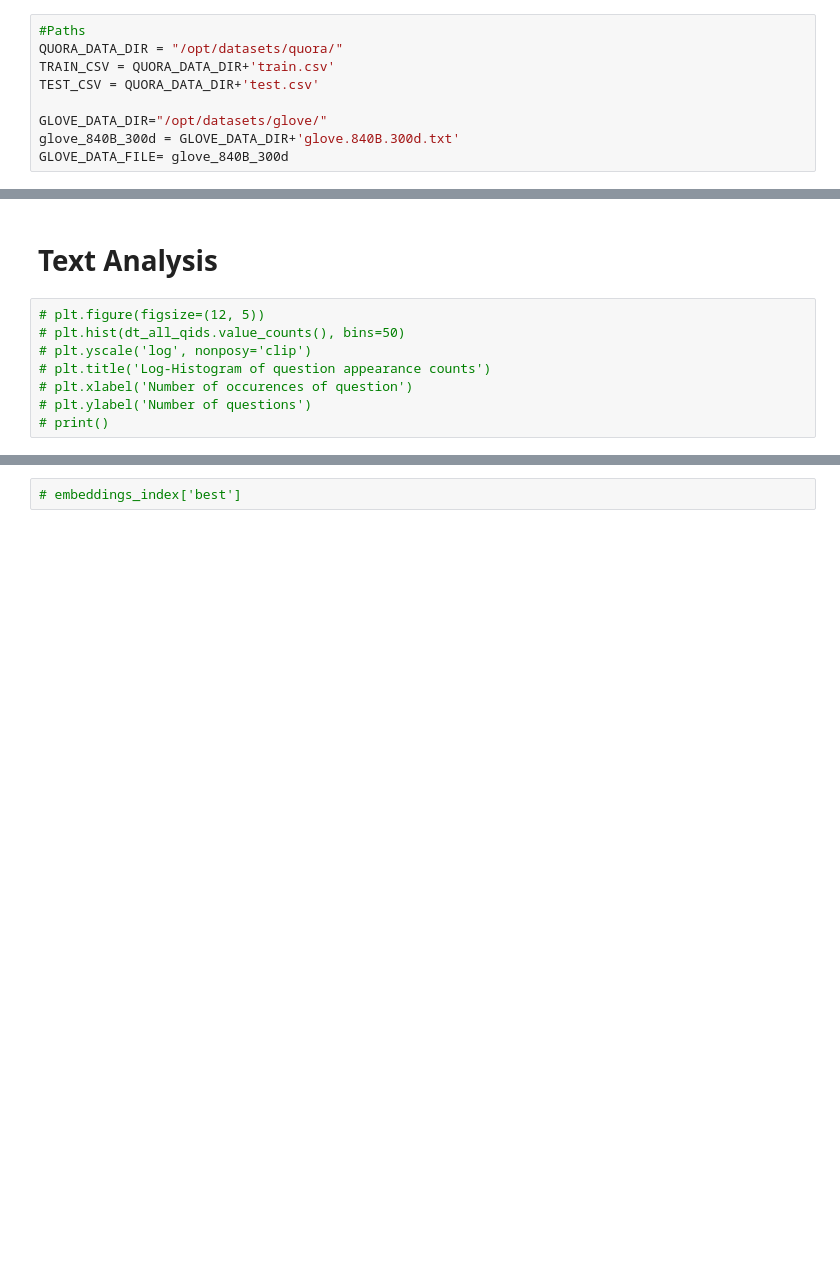
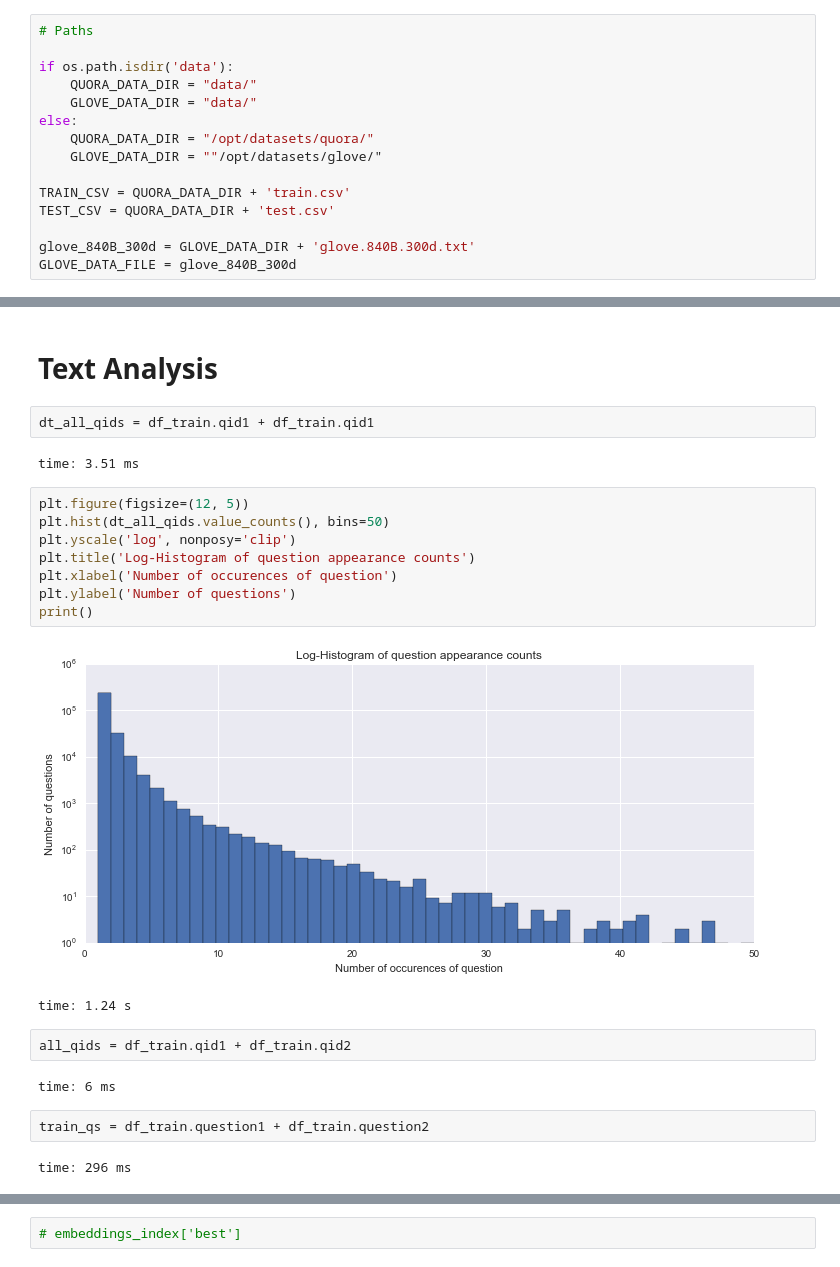
Before and after one commit to Mageswaran1989/kaggle-quora-tensorflow, a Jupyter notebook: dhira_team.ipynb, the cells around one changed output, grey strips where cells are left out. Cells and saved outputs as stored; diff of their text form; blank space fills up the shorter version.

```diff
--- a/dhira_team.ipynb
+++ b/dhira_team.ipynb
@@ -20,9 +23,15 @@ from keras.preprocessing.text import Tokenizer
 # %%
-#Paths
-QUORA_DATA_DIR = "/opt/datasets/quora/"
-TRAIN_CSV = QUORA_DATA_DIR+'train.csv'
-TEST_CSV = QUORA_DATA_DIR+'test.csv'
+# Paths
 
-GLOVE_DATA_DIR="/opt/datasets/glove/"
-glove_840B_300d = GLOVE_DATA_DIR+'glove.840B.300d.txt'
-GLOVE_DATA_FILE= glove_840B_300d
+if os.path.isdir('data'):
+    QUORA_DATA_DIR = "data/"
+    GLOVE_DATA_DIR = "data/"
+else:
+    QUORA_DATA_DIR = "/opt/datasets/quora/"
+    GLOVE_DATA_DIR = ""/opt/datasets/glove/"
+
+TRAIN_CSV = QUORA_DATA_DIR + 'train.csv'
+TEST_CSV = QUORA_DATA_DIR + 'test.csv'
+
+glove_840B_300d = GLOVE_DATA_DIR + 'glove.840B.300d.txt'
+GLOVE_DATA_FILE = glove_840B_300d
@@ -65,11 +90,26 @@ df_train.head()
 # %% [markdown]
 # Text Analysis
+# %%
+dt_all_qids = df_train.qid1 + df_train.qid1
+# %% [output]
+time: 3.51 ms
 # %%
-# plt.figure(figsize=(12, 5))
-# plt.hist(dt_all_qids.value_counts(), bins=50)
-# plt.yscale('log', nonposy='clip')
-# plt.title('Log-Histogram of question appearance counts')
-# plt.xlabel('Number of occurences of question')
-# plt.ylabel('Number of questions')
-# print()
+plt.figure(figsize=(12, 5))
+plt.hist(dt_all_qids.value_counts(), bins=50)
+plt.yscale('log', nonposy='clip')
+plt.title('Log-Histogram of question appearance counts')
+plt.xlabel('Number of occurences of question')
+plt.ylabel('Number of questions')
+print()
+# %% [output]
+[figure, added]
+time: 1.24 s
+# %%
+all_qids = df_train.qid1 + df_train.qid2
+# %% [output]
+time: 6 ms
+# %%
+train_qs = df_train.question1 + df_train.question2
+# %% [output]
+time: 296 ms
 # %%
```
Also changed, not shown: parts of 12 cells of this notebook.
